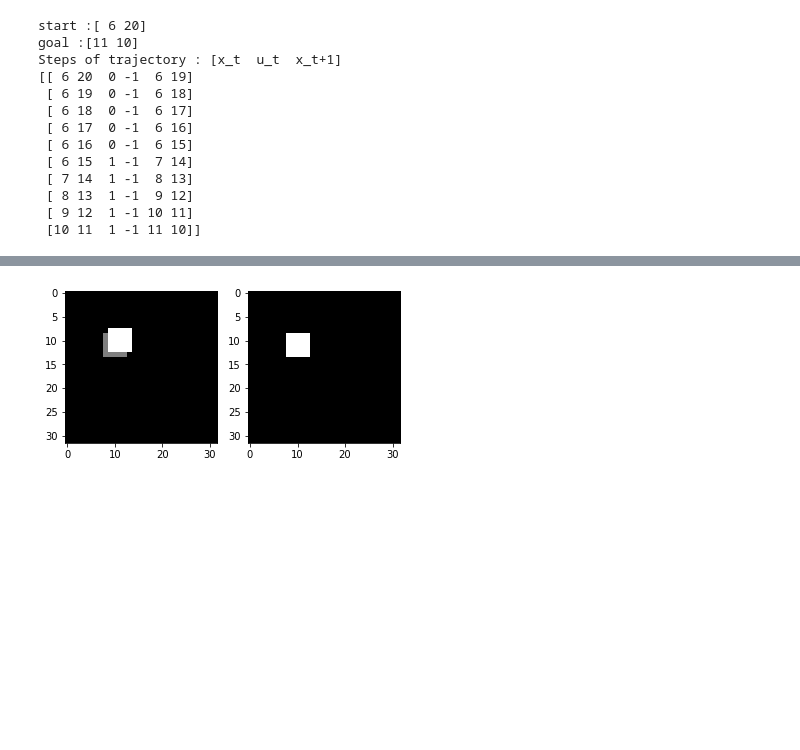
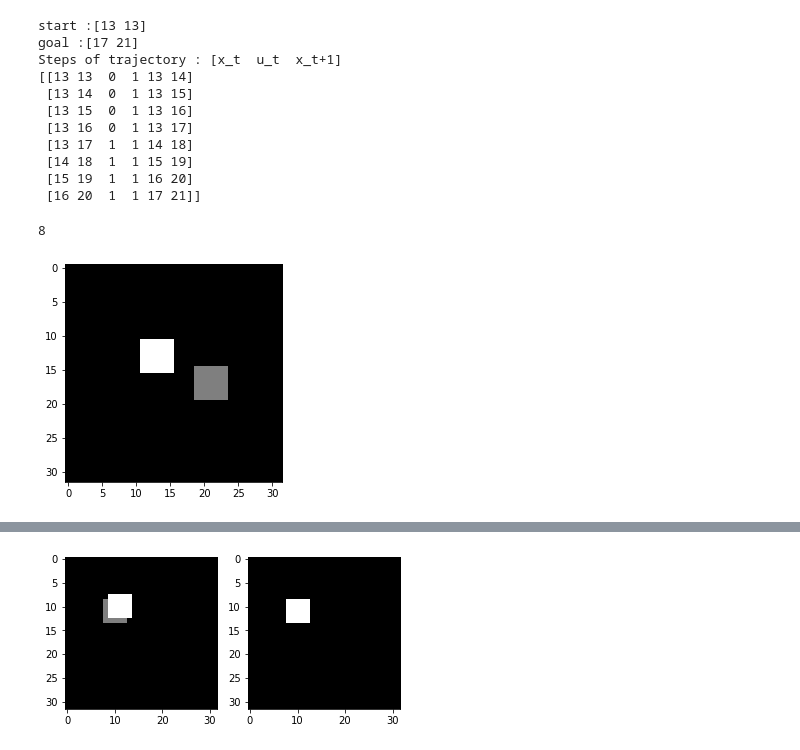
Before and after one commit to PradeepKadubandi/DemoPlanner, a Jupyter notebook: datagen/discrete-env-generation.ipynb, the cells around one changed output, grey strips where cells are left out. Drawn from its saved outputs; the diff is of its cells as text; code cells hidden in the pictures; blank space fills up the shorter version.

```diff
--- a/datagen/discrete-env-generation.ipynb
+++ b/datagen/discrete-env-generation.ipynb
@@ -12,22 +12,34 @@ opt = np.get_printoptions()
 np.set_printoptions(threshold=np.inf)
 # %%
 env = DiscreteEnvironment()
-start, goal, traj = env.generateTrajectory()
+start = np.array([13,13])
+goal = np.array([17,21])
+start, goal, traj = env.generateTrajectory(start,goal)
 print (str.format('start :{}', start))
 print (str.format('goal :{}', goal))
 print ('Steps of trajectory : [x_t  u_t  x_t+1]')
 print (traj)
 # %% [output]
-start :[ 6 20]
-goal :[11 10]
+start :[13 13]
+goal :[17 21]
 Steps of trajectory : [x_t  u_t  x_t+1]
-[[ 6 20  0 -1  6 19]
- [ 6 19  0 -1  6 18]
- [ 6 18  0 -1  6 17]
- [ 6 17  0 -1  6 16]
- [ 6 16  0 -1  6 15]
- [ 6 15  1 -1  7 14]
- [ 7 14  1 -1  8 13]
- [ 8 13  1 -1  9 12]
- [ 9 12  1 -1 10 11]
- [10 11  1 -1 11 10]]
+[[13 13  0  1 13 14]
+ [13 14  0  1 13 15]
+ [13 15  0  1 13 16]
+ [13 16  0  1 13 17]
+ [13 17  1  1 14 18]
+ [14 18  1  1 15 19]
+ [15 19  1  1 16 20]
+ [16 20  1  1 17 21]]
+# %%
+print (len(traj))
+# %% [output]
+8
+# %%
+img = env.generateImage(traj[0, :2], goal)
+fig = plt.figure()
+plt.imshow(img, cmap=plt.get_cmap('gray'))
+plt.show()
+fig.savefig('environment.png')
+# %% [output]
+[figure, added]
```
Also changed, not shown: parts of 2 cells of this notebook, 8 other files.
